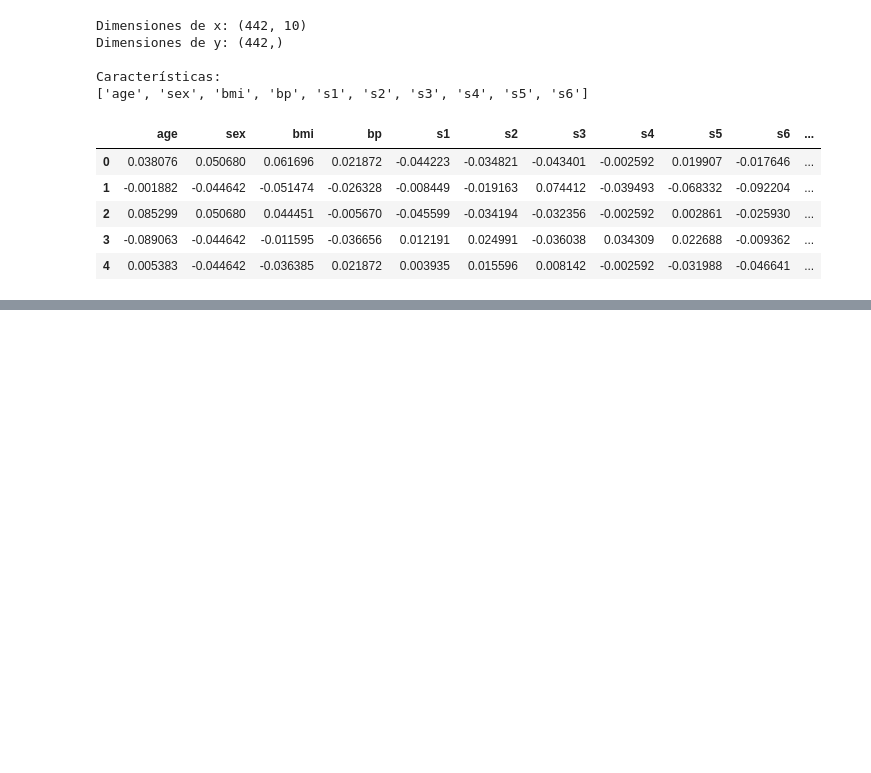
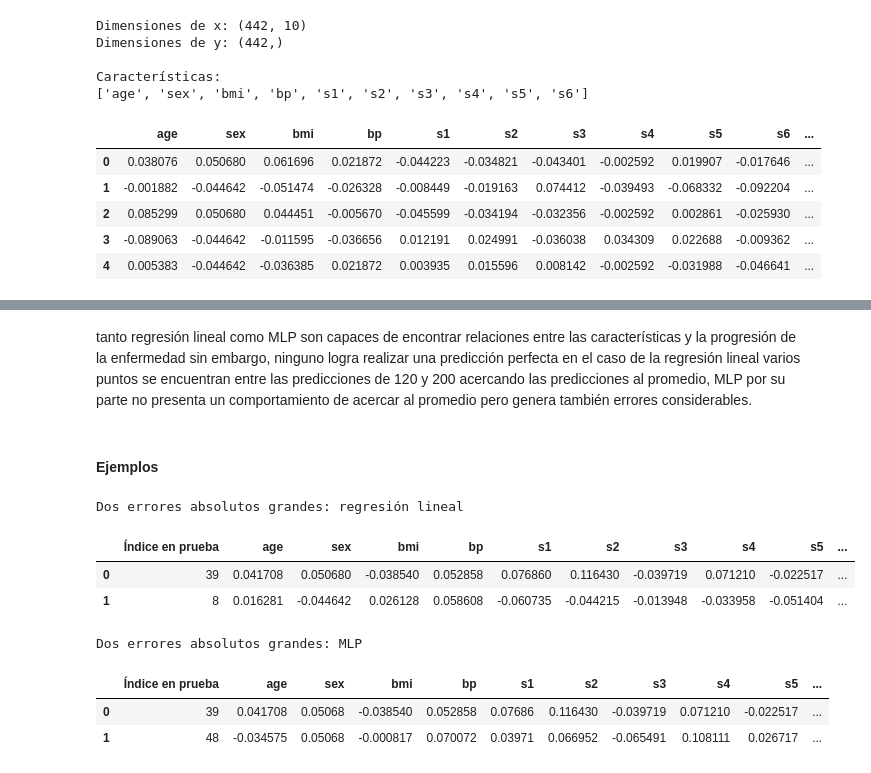
Before and after one commit to Boris-epn/Recuperaci-n-de-la-informaci-n, a Jupyter notebook: Primer bimestre/01_revml.ipynb, the cells around one changed output, grey strips where cells are left out. Cells and saved outputs as stored; diff of their text form; code cells hidden in the pictures; blank space fills up the shorter version.

```diff
--- a/Primer bimestre/01_revml.ipynb
+++ b/Primer bimestre/01_revml.ipynb
@@ -530,0 +1010,40 @@ Espero que un modelo más flexible produzca una menor cantidad de errores ante d
+# %% [markdown]
+tanto regresión lineal como MLP son capaces de encontrar relaciones entre las características y la progresión de la enfermedad sin embargo, ninguno logra realizar una predicción perfecta en el caso de la regresión lineal varios puntos se encuentran entre las predicciones de 120 y 200 acercando las predicciones al promedio, MLP por su parte no presenta un comportamiento de acercar al promedio pero genera también errores considerables.
+# %% [markdown]
+#### Ejemplos
+# %%
+def obtener_errores_grandes(nombre_modelo):
+    predicciones = predicciones_prueba[nombre_modelo]
+    errores_absolutos = np.abs(y_test_reg - predicciones)
+
+    indices = np.argsort(errores_absolutos)[-2:][::-1]
+
+    ejemplos = pd.DataFrame(
+        x_test_reg[indices],
+        columns=diabetes.feature_names
+    )
+
+    ejemplos.insert(0, "Índice en prueba", indices)
+    ejemplos["Valor real"] = y_test_reg[indices]
+    ejemplos["Predicción"] = predicciones[indices]
+    ejemplos["Error absoluto"] = errores_absolutos[indices]
+
+    return ejemplos
+
+errores_lineal = obtener_errores_grandes("Regresión lineal")
+errores_mlp = obtener_errores_grandes("MLP")
+
+print("Dos errores absolutos grandes: regresión lineal")
+display(errores_lineal)
+
+print("Dos errores absolutos grandes: MLP")
+display(errores_mlp)
+# %% [output]
+Dos errores absolutos grandes: regresión lineal
+|  | Índice en prueba | age | sex | bmi | bp | s1 | s2 | s3 | s4 | s5 | ... |
+| 0 | 39 | 0.041708 | 0.050680 | -0.038540 | 0.052858 | 0.076860 | 0.116430 | -0.039719 | 0.071210 | -0.022517 | ... |
+| 1 | 8 | 0.016281 | -0.044642 | 0.026128 | 0.058608 | -0.060735 | -0.044215 | -0.013948 | -0.033958 | -0.051404 | ... |
+Dos errores absolutos grandes: MLP
+|  | Índice en prueba | age | sex | bmi | bp | s1 | s2 | s3 | s4 | s5 | ... |
+| 0 | 39 | 0.041708 | 0.05068 | -0.038540 | 0.052858 | 0.07686 | 0.116430 | -0.039719 | 0.071210 | -0.022517 | ... |
+| 1 | 48 | -0.034575 | 0.05068 | -0.000817 | 0.070072 | 0.03971 | 0.066952 | -0.065491 | 0.108111 | 0.026717 | ... |
```
Also changed, not shown: parts of 27 cells of this notebook.
